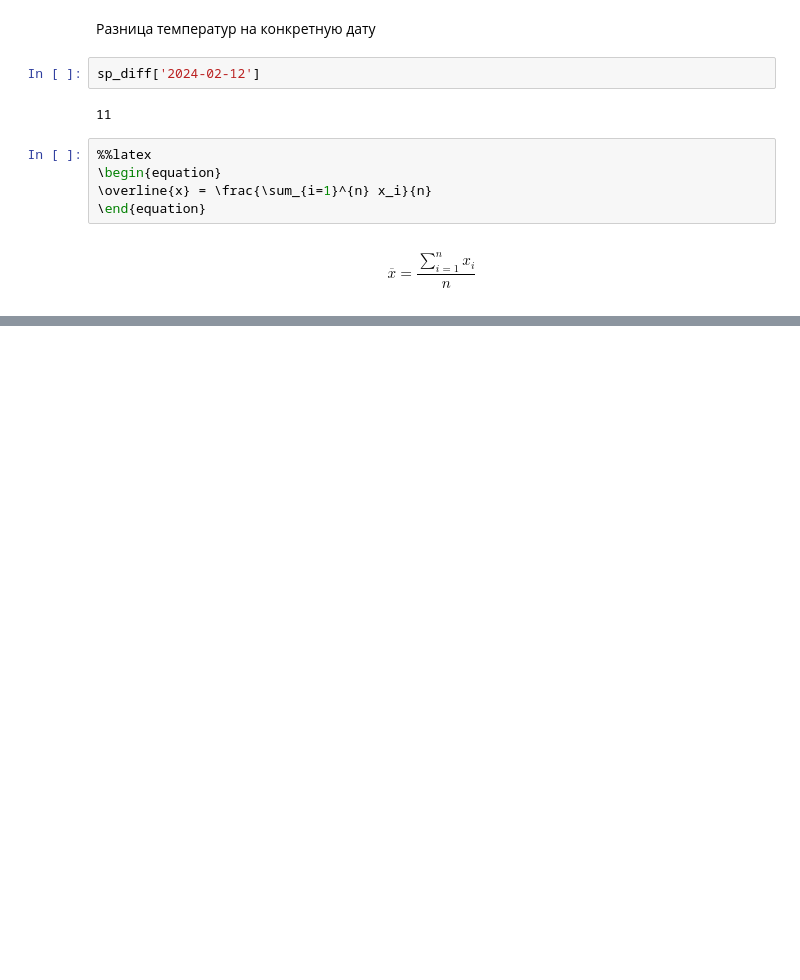
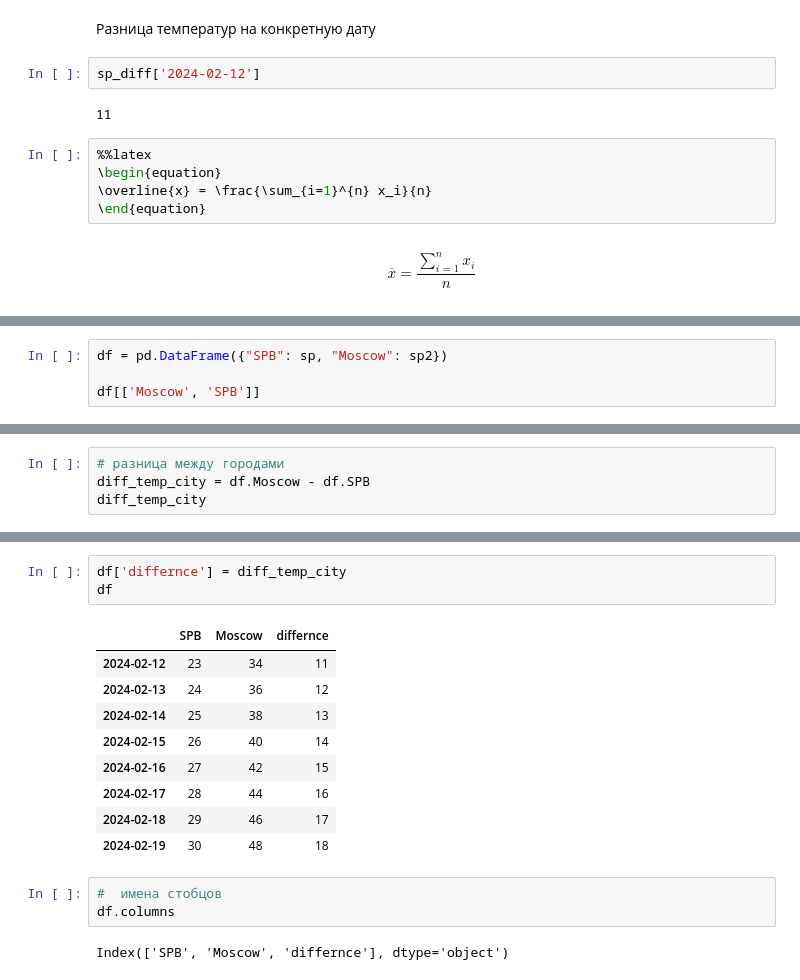
Before and after one commit to SENATOROVAI/DataScience-Maxim, a Jupyter notebook: Python/Pandas3.ipynb, the cells around one changed output, grey strips where cells are left out. Saved outputs shown, nothing was run; the diff lists cells and outputs as text; blank space fills up the shorter version.

```diff
--- a/Python/Pandas3.ipynb
+++ b/Python/Pandas3.ipynb
@@ -83,0 +95,4 @@ sp_diff['2024-02-12']
+# %%
+df = pd.DataFrame({"SPB": sp, "Moscow": sp2})
+
+df[['Moscow', 'SPB']]
@@ -83,0 +141,4 @@ sp_diff['2024-02-12']
+# %%
+# разница между городами
+diff_temp_city = df.Moscow - df.SPB
+diff_temp_city
@@ -83,0 +167,18 @@ sp_diff['2024-02-12']
+# %%
+df['differnce'] = diff_temp_city
+df
+# %% [output]
+|  | SPB | Moscow | differnce |
+| 2024-02-12 | 23 | 34 | 11 |
+| 2024-02-13 | 24 | 36 | 12 |
+| 2024-02-14 | 25 | 38 | 13 |
+| 2024-02-15 | 26 | 40 | 14 |
+| 2024-02-16 | 27 | 42 | 15 |
+| 2024-02-17 | 28 | 44 | 16 |
+| 2024-02-18 | 29 | 46 | 17 |
+| 2024-02-19 | 30 | 48 | 18 |
+# %%
+#  имена стобцов
+df.columns
+# %% [output]
+Index(['SPB', 'Moscow', 'differnce'], dtype='object')
```
Also changed, not shown: parts of 21 cells of this notebook.
